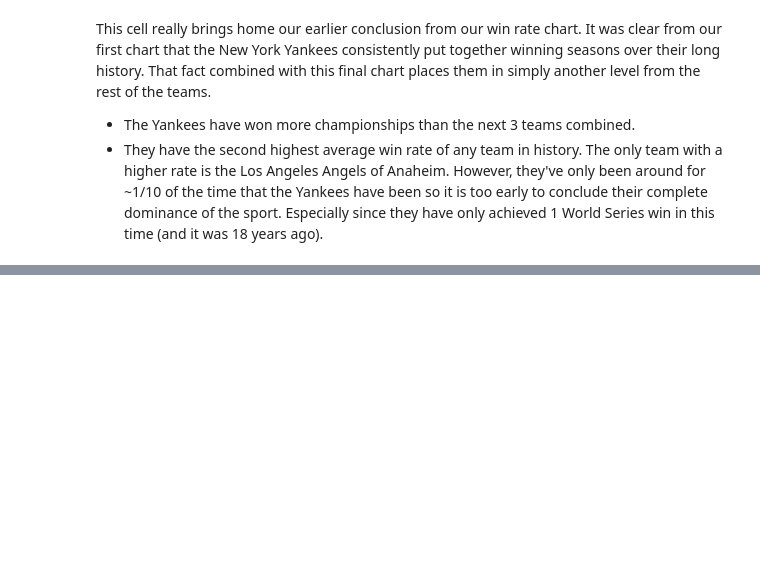
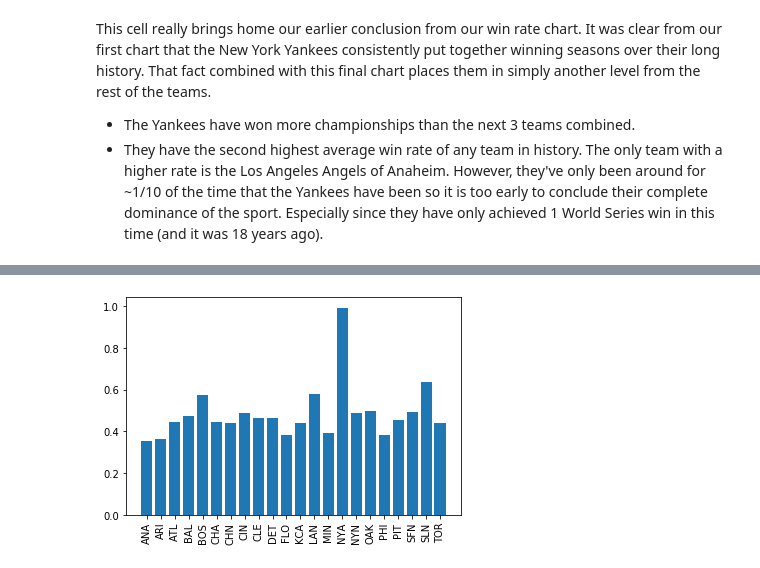
Before and after one commit to mgood13/data_analytics_project1, a Jupyter notebook: Teams_Analysis.ipynb, the cells around one changed output, grey strips where cells are left out. Cells and saved outputs as stored; diff of their text form; code cells hidden in the pictures; blank space fills up the shorter version.

Commit message:
Updating the Teams_Analysis file and bringing in the relevant datasets

```diff
--- a/Teams_Analysis.ipynb
+++ b/Teams_Analysis.ipynb
@@ -221,0 +388,4 @@ This cell really brings home our earlier conclusion from our win rate chart. It
+# %%
+# Merge the dataframes together to create our final summary dataframe
+summary_df = pd.merge(summary_df, series_win_df, left_on = 'Team', right_on = 'Team')
+summary_df
@@ -221,0 +406,4 @@ This cell really brings home our earlier conclusion from our win rate chart. It
+# %%
+# Give our columns more meaningful names
+summary_df = summary_df.rename(columns = {'Number of Players': 'Number of HoF Inductees','Win Rate': 'Average Wins/Season','teamIDwinner':'Number of WS Wins'})
+summary_df
@@ -221,0 +424,4 @@ This cell really brings home our earlier conclusion from our win rate chart. It
+# %%
+# Remove the extra teamID column
+summary_df = summary_df[['Team','Number of HoF Inductees','Average Wins/Season','Number of WS Wins']]
+summary_df
@@ -221,0 +442,18 @@ This cell really brings home our earlier conclusion from our win rate chart. It
+# %%
+# In this cell we normalize our data. If we do not normalize any calculation that we perform will be heavily skewed
+# by the larger values in win rate. Given that many of the values in taht column were of similar magnitude it would
+# unnecessarily complicate our analysis.
+# We then create a weight for each of our three data points and graph the final score.
+# Number of Hall of Fame Inductees is weighted 0.2
+# Average wins / Season is weighted 0.3
+# Number of World Series wins is wieghted 0.5 - This value was rated more highly than the others simply because it is
+# the best indication of overall team success. A team could have a phenomenal average win rate, but if they can't
+# finish the job and win the world series, how much does that really matter?
+summary_df_norm = summary_df
+summary_df_norm['Number of HoF Inductees'] = summary_df_norm['Number of HoF Inductees'] / summary_df_norm['Number of HoF Inductees'].max()
+summary_df_norm['Average Wins/Season'] = summary_df_norm['Average Wins/Season']/summary_df_norm['Average Wins/Season'].max()
+summary_df_norm['Number of WS Wins'] = summary_df_norm['Number of WS Wins'] / summary_df_norm['Number of WS Wins'].max()
+summary_df_norm = summary_df_norm.groupby('Team').mean()
+summary_df_norm['Score'] = summary_df_norm['Number of HoF Inductees'] * 0.2 + summary_df_norm['Average Wins/Season'] * 0.3 + summary_df_norm['Number of WS Wins'] * 0.5
+summary_df_norm = summary_df_norm.reset_index()
+summary_df_norm.head()
@@ -221,0 +467,7 @@ This cell really brings home our earlier conclusion from our win rate chart. It
+# %%
+# Graph the scores that we calculated earlier, due to our weighting and normalizing the maximum possible score is 1.0
+plt.bar(summary_df_norm['Team'],summary_df_norm['Score'])
+plt.xticks(rotation = 90)
+plt.show()
+# %% [output]
+[figure, added]
```
Also changed, not shown: parts of 20 cells of this notebook, 1 other file.
